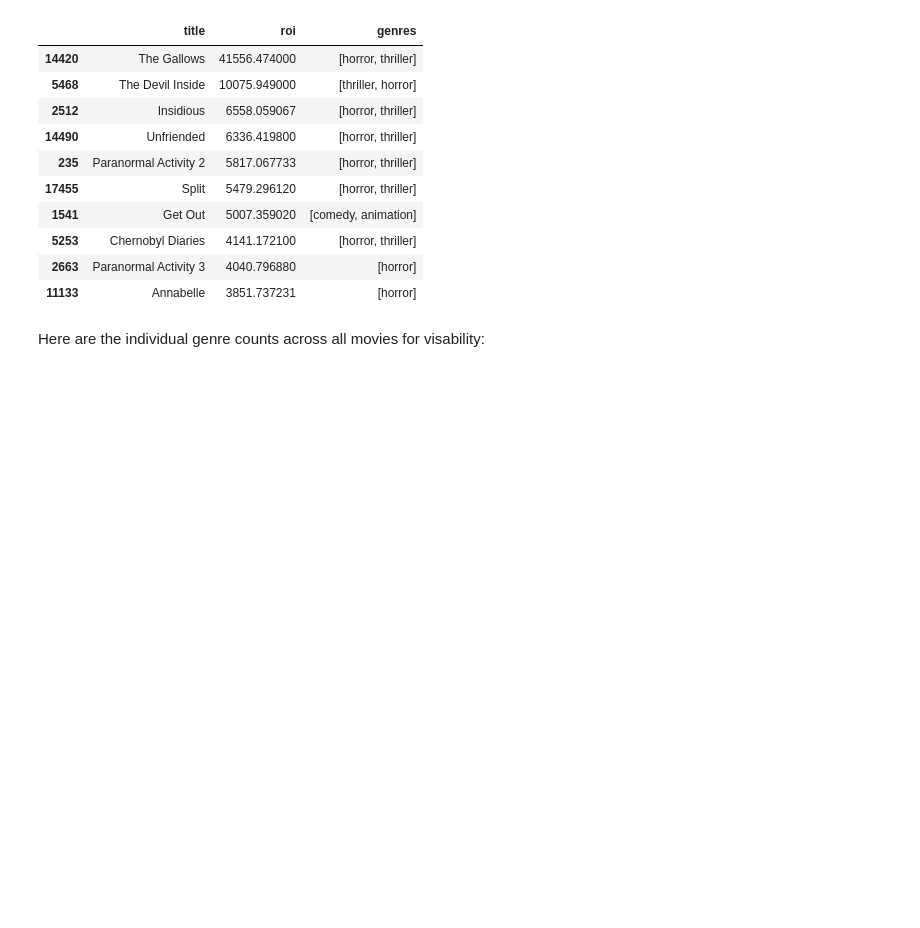
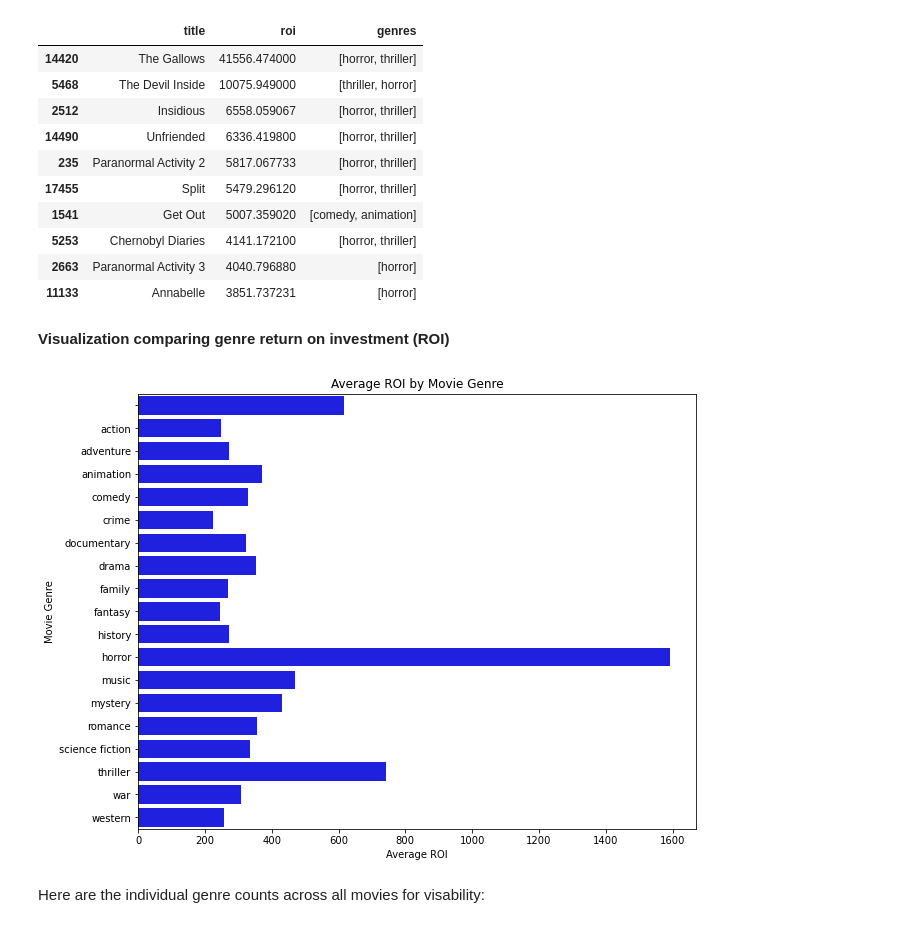
Before and after one commit to learn-co-curriculum/dsc-phase-2-project-v3, a Jupyter notebook: main_workbook.ipynb, the cells around one changed output. Cells and saved outputs as stored; diff of their text form; code cells hidden in the pictures; blank space fills up the shorter version.

```diff
--- a/main_workbook.ipynb
+++ b/main_workbook.ipynb
@@ -452,6 +476,26 @@ calc_df[['title', 'roi', 'genres']].head(10)
 | 5253 | Chernobyl Diaries | 4141.172100 | [horror, thriller] |
 | 2663 | Paranormal Activity 3 | 4040.796880 | [horror] |
 | 11133 | Annabelle | 3851.737231 | [horror] |
+# %% [markdown]
+**Visualization comparing genre return on investment (ROI)**
+# %%
+# assuming your dataframe is calc_df
+calc_df['genres'] = calc_df['genres'].apply(lambda x: ', '.join(x)) # Joining genres into string if they are list
+calc_df['genres'] = calc_df['genres'].apply(lambda x: x.split(', ')) # Splitting genres to make them list again
+calc_df_exploded = calc_df.explode('genres') # This will create separate rows for each genre
+
+# Now you can use groupby to find the mean 'roi' for each genre
+genre_group = calc_df_exploded.groupby('genres')['roi'].mean().reset_index()
+
+# Now use seaborn to create the visualization
+plt.figure(figsize=(10,8))
+sns.barplot(x='roi', y='genres', data=genre_group, ci=None, color='blue')
+plt.title('Average ROI by Movie Genre')
+plt.xlabel('Average ROI')
+plt.ylabel('Movie Genre')
+plt.show()
+# %% [output]
+[figure, added]
 # %% [markdown]
 Here are the individual genre counts across all movies for visability:
 # %%
```
Also changed, not shown: parts of 3 cells of this notebook.
